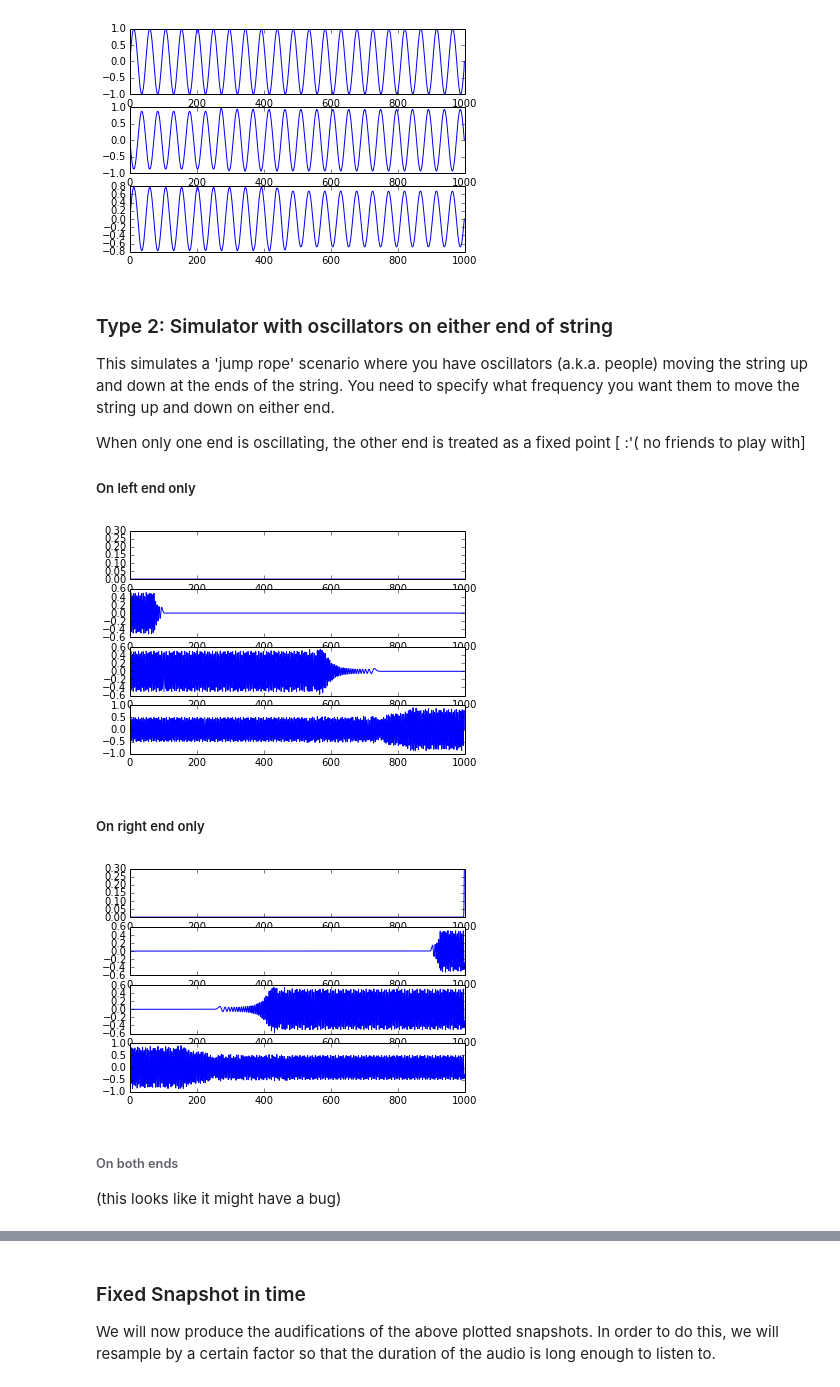
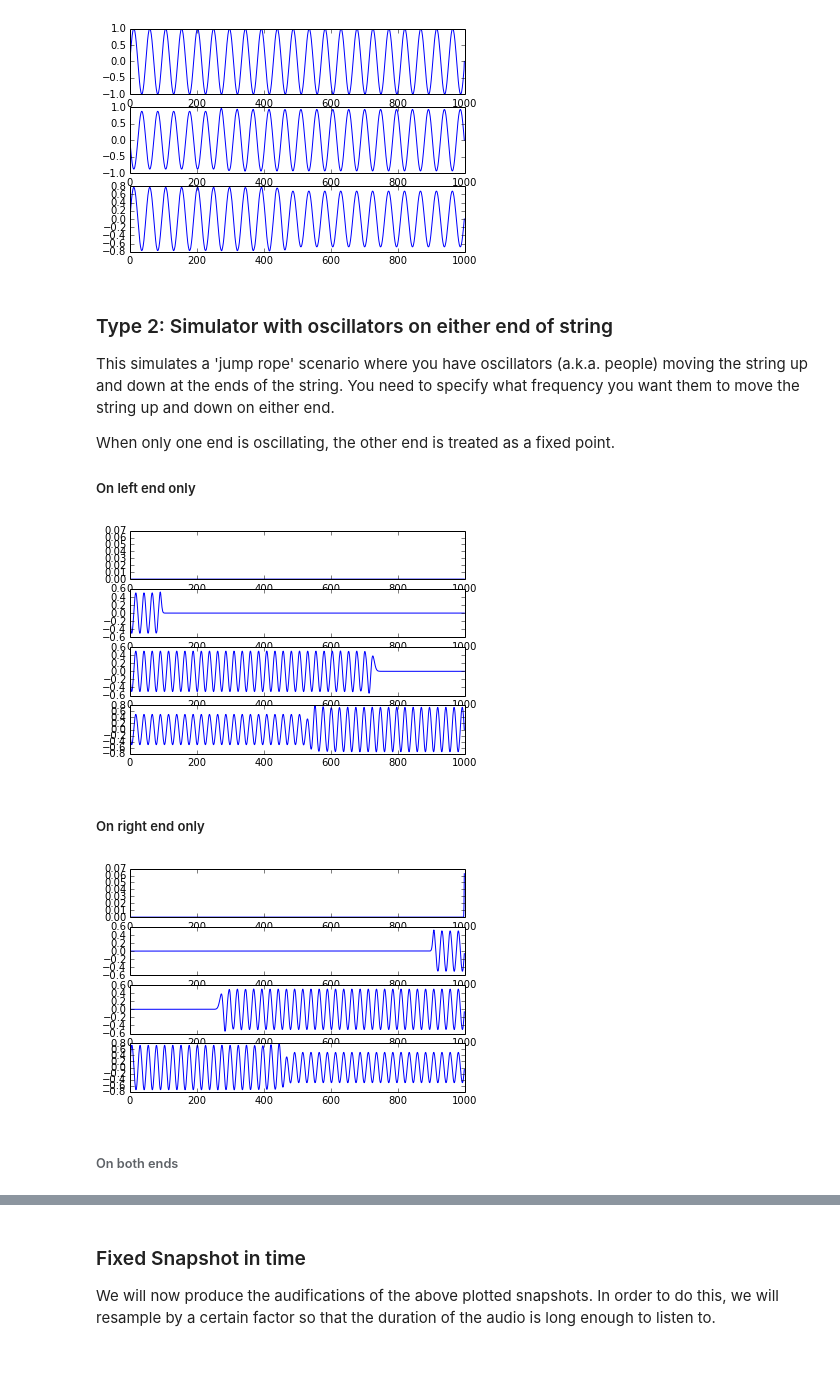
Before and after one commit to akshay1992/240F, a Jupyter notebook: hw1_1D-Wave-Simulation.ipynb, the cells around one changed output, grey strips where cells are left out. Cells and saved outputs as stored; diff of their text form; code cells hidden in the pictures.

```diff
--- a/hw1_1D-Wave-Simulation.ipynb
+++ b/hw1_1D-Wave-Simulation.ipynb
@@ -87,7 +125,9 @@ This simply simulates a plucked string at the requested mode of vibration
 
 ##### Mode 1
 # %%
-results = simulate1D(mode=1)
+simulator = WaveSimulator1d(mode=1)
+
+results = simulator.runSimulation()
 print results.shape
 # %% [output]
 (1000, 3002)
@@ -102,7 +142,8 @@ show()
 # %% [markdown]
 ##### Mode 2
 # %%
-results = simulate1D(mode=2)
+simulator.mode=2
+results = simulator.runSimulation()
 
 subplot(3,1,1), plot(results[:, 2])
 subplot(3,1,2), plot(results[:, 1500])
@@ -113,7 +154,8 @@ show()
 # %% [markdown]
 ##### Mode 42
 # %%
-results = simulate1D(mode=42)
+simulator.mode=42
+results = simulator.runSimulation()
 
 subplot(3,1,1), plot(results[:, 2])
 subplot(3,1,2), plot(results[:, 1500])
@@ -125,25 +167,27 @@ show()
 ### Type 2: Simulator with oscillators on either end of string
 This simulates a 'jump rope' scenario where you have oscillators (a.k.a. people) moving the string up and down at the ends of the string. You need to specify what frequency you want them to move the string up and down on either end.
 
-When only one end is oscillating, the other end is treated as a fixed point [ :'( no friends to play with]
+When only one end is oscillating, the other end is treated as a fixed point.
 
 ##### On left end only
 # %%
-#2Hz
-results = simulate1D(freqL=10)
+simulator.resetParams()
+simulator.freqL=2
+results = simulator.runSimulation()
 
 subplot(4,1,1), plot(results[:, 2])
 subplot(4,1,2), plot(results[:, 200])
 subplot(4,1,3), plot(results[:, 1500])
 subplot(4,1,4), plot(results[:, 3000])
 show()
 # %% [output]
-[figure, old version]
+[figure, new version]
 # %% [markdown]
 ##### On right end only
 # %%
-#2Hz
-results = simulate1D(freqR=10)
+simulator.resetParams()
+simulator.freqR=2
+results = simulator.runSimulation()
 
 subplot(4,1,1), plot(results[:, 2])
 subplot(4,1,2), plot(results[:, 200])
@@ -151,8 +195,7 @@ subplot(4,1,3), plot(results[:, 1500])
 subplot(4,1,4), plot(results[:, 3000])
 show()
 # %% [output]
-[figure, old version]
+[figure, new version]
 # %% [markdown]
 ###### On both ends
-(this looks like it might have a bug)
 # %%
```
Also changed, not shown: parts of 11 cells of this notebook.
